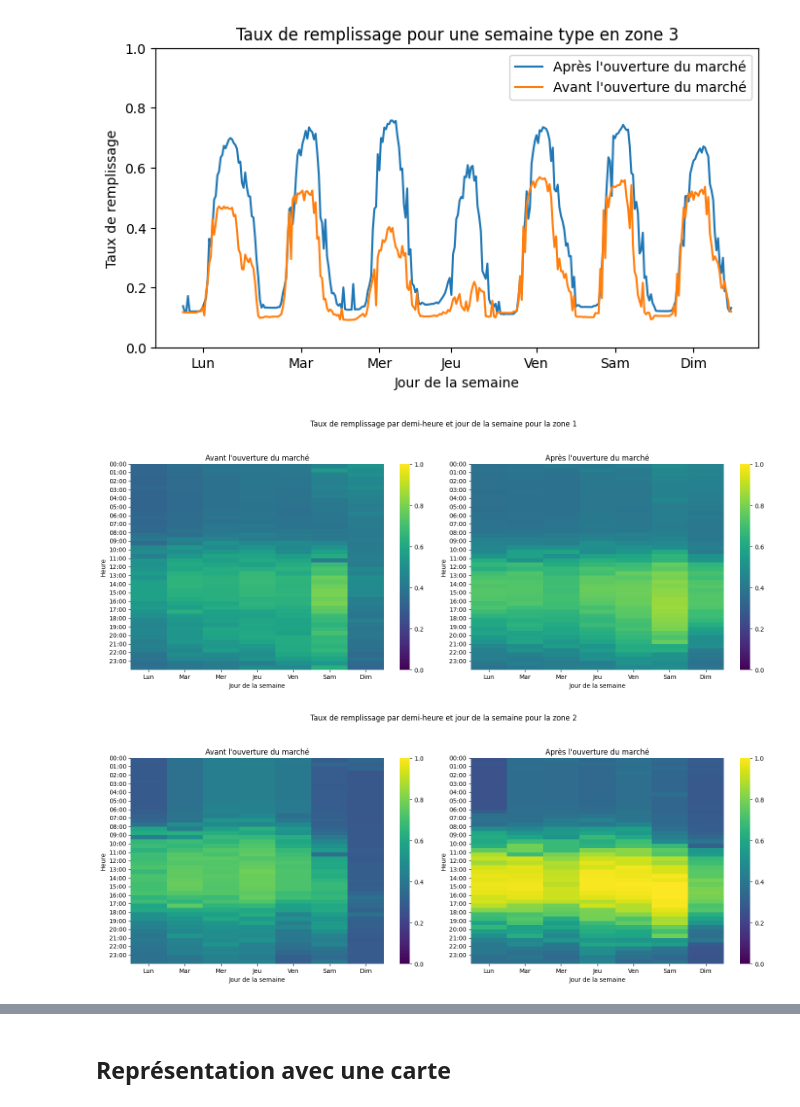
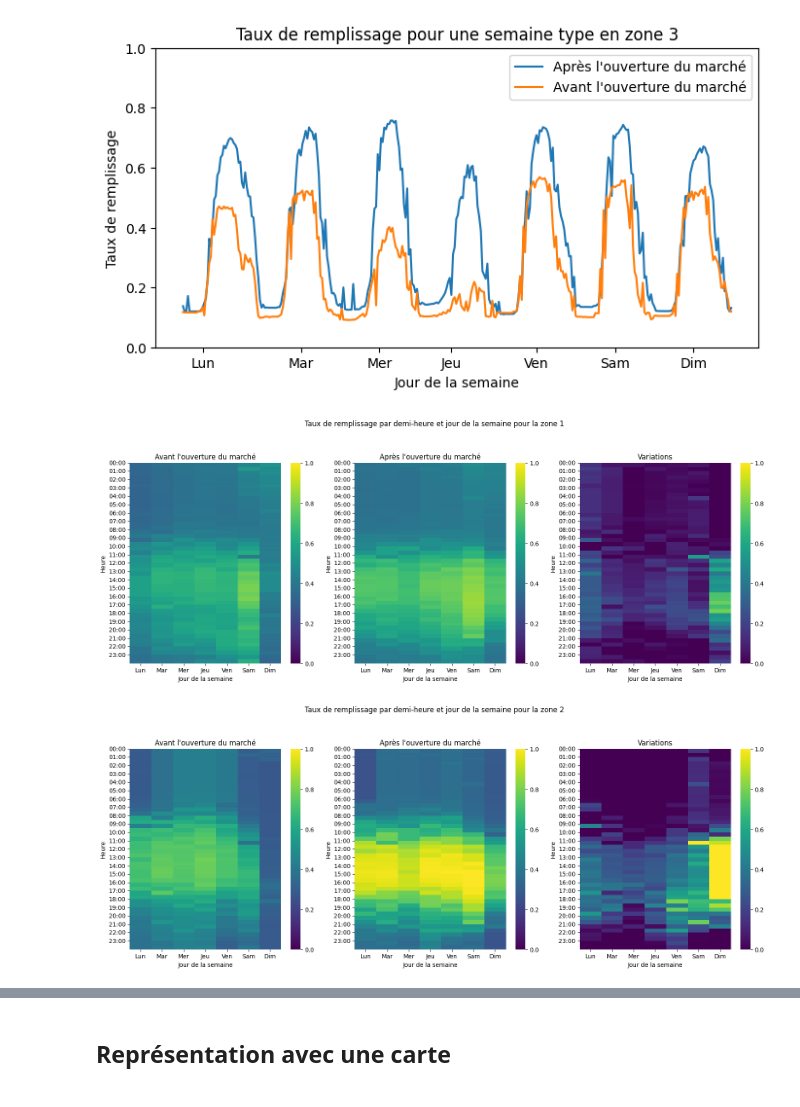
Before and after one commit to emiliejd/project_MCNDU, a Jupyter notebook: traitement_resultats_emilie.ipynb, the cells around one changed output, grey strips where cells are left out. Cells and saved outputs as stored; diff of their text form; code cells hidden in the pictures.

```diff
--- a/traitement_resultats_emilie.ipynb
+++ b/traitement_resultats_emilie.ipynb
@@ -418,9 +482,10 @@ jours_order = ['Monday', 'Tuesday', 'Wednesday', 'Thursday', 'Friday', 'Saturday
 # Créer les DataFrames 2D
 semaine_type_avant = df_parking_avant_marche_semaine_1.unstack(level=0)[jours_order]
 semaine_type_apres = df_parking_apres_marche_semaine_1.unstack(level=0)[jours_order]
+variation = (semaine_type_apres - semaine_type_avant)/semaine_type_avant
 
 # Créer une figure avec deux sous-graphiques côte à côte
-fig, (ax1, ax2) = plt.subplots(1, 2, figsize=(16, 6))
+fig, (ax1, ax2, ax3) = plt.subplots(1, 3, figsize=(16, 6))
 
 vmin_global = 0
 vmax_global = 1
@@ -462,12 +527,29 @@ ax2.set_yticklabels(yticklabels)
 ax2.set_xlabel("Jour de la semaine")
 ax2.set_ylabel("Heure")
 
+# Heatmap pour "Variation"
+sns.heatmap(
+    variation,
+    cmap='viridis',
+    annot=False,
+    ax=ax3,  # Utiliser le deuxième sous-graphique
+    xticklabels=['Lun', 'Mar', 'Mer', 'Jeu', 'Ven', 'Sam', 'Dim'],
+    yticklabels=yticklabels[::2] if len(yticklabels) == 48 else yticklabels,
+    vmin = vmin_global,
+    vmax = vmax_global
+)
+ax3.set_title("Variations")
+ax3.set_yticks(range(0, 48, 2))
+ax3.set_yticklabels(yticklabels)
+ax3.set_xlabel("Jour de la semaine")
+ax3.set_ylabel("Heure")
+
 # Ajuster la mise en page
 plt.suptitle("Taux de remplissage par demi-heure et jour de la semaine pour la zone 1", y=1.05)
 plt.tight_layout()
 plt.show()
 # %% [output]
-[figure, old version]
+[figure, new version]
 # %%
 # Réorganiser les colonnes dans l'ordre des jours (Lundi à Dimanche)
 jours_order = ['Monday', 'Tuesday', 'Wednesday', 'Thursday', 'Friday', 'Saturday', 'Sunday']
@@ -475,9 +557,11 @@ jours_order = ['Monday', 'Tuesday', 'Wednesday', 'Thursday', 'Friday', 'Saturday
 # Créer les DataFrames 2D
 semaine_type_avant = df_parking_avant_marche_semaine_2.unstack(level=0)[jours_order]
 semaine_type_apres = df_parking_apres_marche_semaine_2.unstack(level=0)[jours_order]
+variation = (semaine_type_apres - semaine_type_avant)/semaine_type_avant
+
 
 # Créer une figure avec deux sous-graphiques côte à côte
-fig, (ax1, ax2) = plt.subplots(1, 2, figsize=(16, 6))
+fig, (ax1, ax2, ax3) = plt.subplots(1, 3, figsize=(16, 6))
 
 vmin_global = 0
 vmax_global = 1
@@ -497,34 +581,51 @@ sns.heatmap(
     vmax = vmax_global
 )
 ax1.set_title("Avant l'ouverture du marché")
 ax1.set_yticks(range(0, 48, 2))
 ax1.set_yticklabels(yticklabels)
 ax1.set_xlabel("Jour de la semaine")
 ax1.set_ylabel("Heure")
 
 # Heatmap pour "Après l'ouverture du marché"
 sns.heatmap(
     semaine_type_apres,
     cmap='viridis',
     annot=False,
     ax=ax2,  # Utiliser le deuxième sous-graphique
     xticklabels=['Lun', 'Mar', 'Mer', 'Jeu', 'Ven', 'Sam', 'Dim'],
     yticklabels=yticklabels[::2] if len(yticklabels) == 48 else yticklabels,
     vmin = vmin_global,
     vmax = vmax_global
 )
 ax2.set_title("Après l'ouverture du marché")
 ax2.set_yticks(range(0, 48, 2))
 ax2.set_yticklabels(yticklabels)
 ax2.set_xlabel("Jour de la semaine")
 ax2.set_ylabel("Heure")
 
+# Heatmap pour "Variation"
+sns.heatmap(
+    variation,
+    cmap='viridis',
+    annot=False,
+    ax=ax3,  # Utiliser le deuxième sous-graphique
+    xticklabels=['Lun', 'Mar', 'Mer', 'Jeu', 'Ven', 'Sam', 'Dim'],
+    yticklabels=yticklabels[::2] if len(yticklabels) == 48 else yticklabels,
+    vmin = vmin_global,
+    vmax = vmax_global
+)
+ax3.set_title("Variations")
+ax3.set_yticks(range(0, 48, 2))
+ax3.set_yticklabels(yticklabels)
+ax3.set_xlabel("Jour de la semaine")
+ax3.set_ylabel("Heure")
+
 # Ajuster la mise en page
 plt.suptitle("Taux de remplissage par demi-heure et jour de la semaine pour la zone 2", y=1.05)
 plt.tight_layout()
 plt.show()
 # %% [output]
-[figure, old version]
+[figure, new version]
 # %%
 # Réorganiser les colonnes dans l'ordre des jours (Lundi à Dimanche)
 jours_order = ['Monday', 'Tuesday', 'Wednesday', 'Thursday', 'Friday', 'Saturday', 'Sunday']
```
Also changed, not shown: parts of 16 cells of this notebook.
